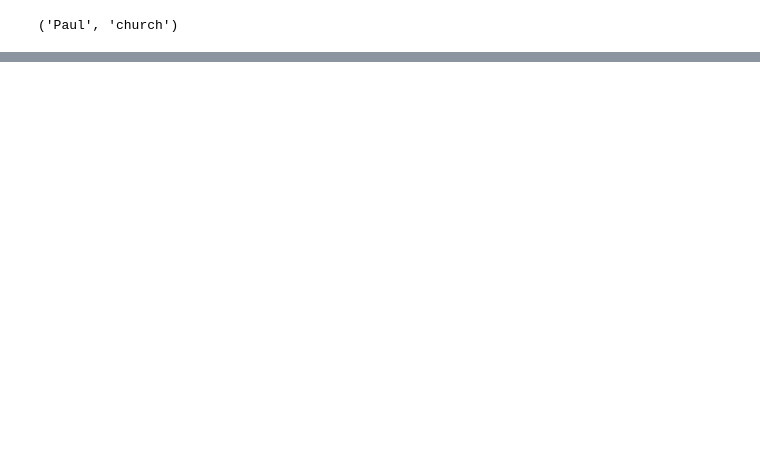
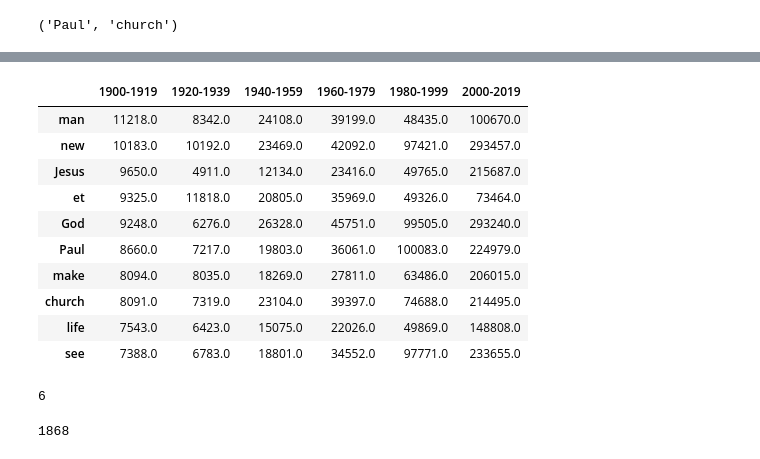
Before and after one commit to kasev/mops, a Jupyter notebook: scripts/3_exploring-vocabularies.ipynb, the cells around one changed output, grey strips where cells are left out. Saved outputs shown, nothing was run; the diff lists cells and outputs as text; code cells hidden in the pictures; blank space fills up the shorter version.

```diff
--- a/scripts/3_exploring-vocabularies.ipynb
+++ b/scripts/3_exploring-vocabularies.ipynb
@@ -235,9 +184,0 @@ unigrams_lemmata_freqs[:20]
-# %%
-decades_sample_freqs = []
-sample_size = 500
-seed=0
-for decade in range(1900, 2020, 10):
-    ids = metadata_df[metadata_df["decade"]==decade].sample(sample_size, replace=True, random_state=seed)["id_kase"]
-    unigrams_lemmata_counts, unigrams_lemmata_freqs, wordcount = freqs_from_ids(ids)
-    decades_freqs_dict = dict(unigrams_lemmata_freqs)
-    decades_sample_freqs.append({"decade" : decade, "freqs" : decades_freqs_dict})
@@ -335,0 +210,9 @@ keywords_freqs_df[["gender", "psychology", "sociology", "anthropology"]].plot()
+# %%
+bidecades = [(1900,1919), (1920,1939), (1940,1959), (1960,1979), (1980,1999), (2000,2019)]
+N = 3000
+bidecades_vocabs = []
+for bidecade in bidecades:
+    ids = metadata_df[metadata_df["year"].between(bidecade[0], bidecade[1])]["id_kase"]
+    unigrams_lemmata_counts, unigrams_lemmata_freqs, wordcount = freqs_from_ids(ids)
+    bidecade_vocab_N = [tup[0] for tup in unigrams_lemmata_counts.most_common()][:N]
+    bidecades_vocabs.append(bidecade_vocab_N)
@@ -335,0 +224,13 @@ keywords_freqs_df[["gender", "psychology", "sociology", "anthropology"]].plot()
+# %%
+bidecades = [(1900,1919), (1920,1939), (1940,1959), (1960,1979), (1980,1999), (2000,2019)]
+N = 3000
+bidecades_vocabs_counts = []
+for bidecade in bidecades:
+    ids = metadata_df[metadata_df["year"].between(bidecade[0], bidecade[1])]["id_kase"]
+    unigrams_lemmata_counts, unigrams_lemmata_freqs, wordcount = freqs_from_ids(ids)
+    bidecade_vocab_N = dict(unigrams_lemmata_counts.most_common()[:N])
+    bidecades_vocabs_counts.append(bidecade_vocab_N)
+# %%
+bidecades_strs = sorted([el for el in list(set(metadata_df["bidecade"])) if el != None])
+bidecades_vocabs_counts_df = pd.DataFrame(bidecades_vocabs_counts).T
+bidecades_vocabs_counts_df.columns = bidecades_strs
@@ -335,0 +241,28 @@ keywords_freqs_df[["gender", "psychology", "sociology", "anthropology"]].plot()
+# %%
+bidecades_vocabs_counts_df.head(10)
+# %% [output]
+|  | 1900-1919 | 1920-1939 | 1940-1959 | 1960-1979 | 1980-1999 | 2000-2019 |
+| man | 11218.0 | 8342.0 | 24108.0 | 39199.0 | 48435.0 | 100670.0 |
+| new | 10183.0 | 10192.0 | 23469.0 | 42092.0 | 97421.0 | 293457.0 |
+| Jesus | 9650.0 | 4911.0 | 12134.0 | 23416.0 | 49765.0 | 215687.0 |
+| et | 9325.0 | 11818.0 | 20805.0 | 35969.0 | 49326.0 | 73464.0 |
+| God | 9248.0 | 6276.0 | 26328.0 | 45751.0 | 99505.0 | 293240.0 |
+| Paul | 8660.0 | 7217.0 | 19803.0 | 36061.0 | 100083.0 | 224979.0 |
+| make | 8094.0 | 8035.0 | 18269.0 | 27811.0 | 63486.0 | 206015.0 |
+| church | 8091.0 | 7319.0 | 23104.0 | 39397.0 | 74688.0 | 214495.0 |
+| life | 7543.0 | 6423.0 | 15075.0 | 22026.0 | 49869.0 | 148808.0 |
+| see | 7388.0 | 6783.0 | 18801.0 | 34552.0 | 97771.0 | 233655.0 |
+# %%
+len(bidecades_vocabs)
+# %% [output]
+6
+# %%
+shared_vocabulary = list((set(bidecades_vocabs[0])
+                          & set(bidecades_vocabs[1])
+                          & set(bidecades_vocabs[2])
+                          & set(bidecades_vocabs[3])
+                          & set(bidecades_vocabs[4])
+                          & set(bidecades_vocabs[5])))
+len(shared_vocabulary)
+# %% [output]
+1868
```
Also changed, not shown: parts of 29 cells of this notebook, 6 other files.
